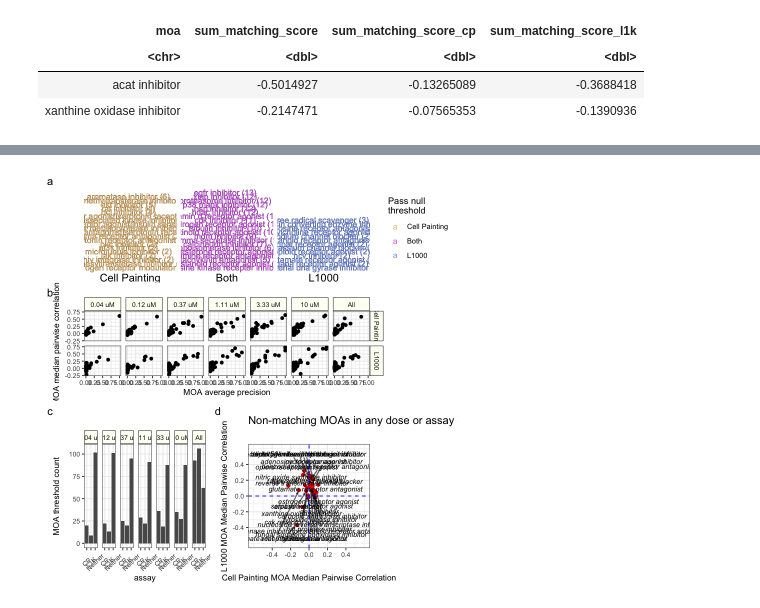
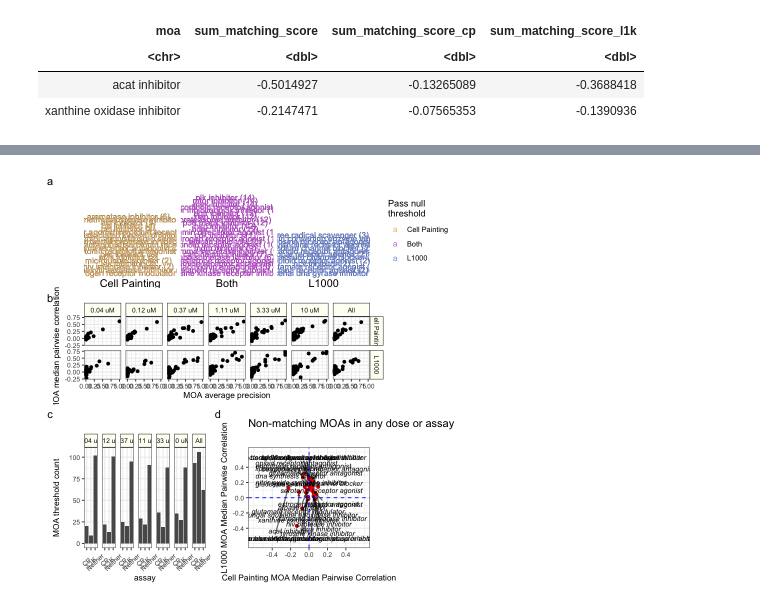
Before and after one commit to broadinstitute/lincs-profiling-complementarity, a Jupyter notebook: 6.paper_figures/moa-word-figure.ipynb, the cells around one changed output, grey strips where cells are left out. Drawn from its saved outputs; the diff is of its cells as text; code cells hidden in the pictures.

```diff
--- a/6.paper_figures/moa-word-figure.ipynb
+++ b/6.paper_figures/moa-word-figure.ipynb
@@ -223,7 +223,7 @@ word_gg <- (
         values = moa_colors
     )
     + xlim(-110, 120)
-    + ylim(0, 60)
+    + ylim(0, 80)
     + guides(color = guide_legend(order = 1))
 )
 
@@ -474,13 +481,13 @@ sup_fig_gg <- (
     word_gg /
     precision_match_gg /
     (no_match_bar_gg + no_match_gg)
-    + plot_layout(heights = c(1, 0.75, 1.2))
+    + plot_layout(heights = c(1.1, 0.75, 1.2))
     + plot_annotation(tag_levels = "a")
 )
 
 for (extension in extensions) {
     output_file <- paste0(output_figure_base, extension)
-    ggplot2::ggsave(output_file, sup_fig_gg, width = 14.5, height = 13, dpi = 500)
+    ggplot2::ggsave(output_file, sup_fig_gg, width = 14.5, height = 13.5, dpi = 500)
 }
 
 sup_fig_gg
@@ -506 +495 @@ Warning message:
-[figure, old version]
+[figure, new version]
```
Also changed, not shown: parts of 4 cells of this notebook, 4 other files.
